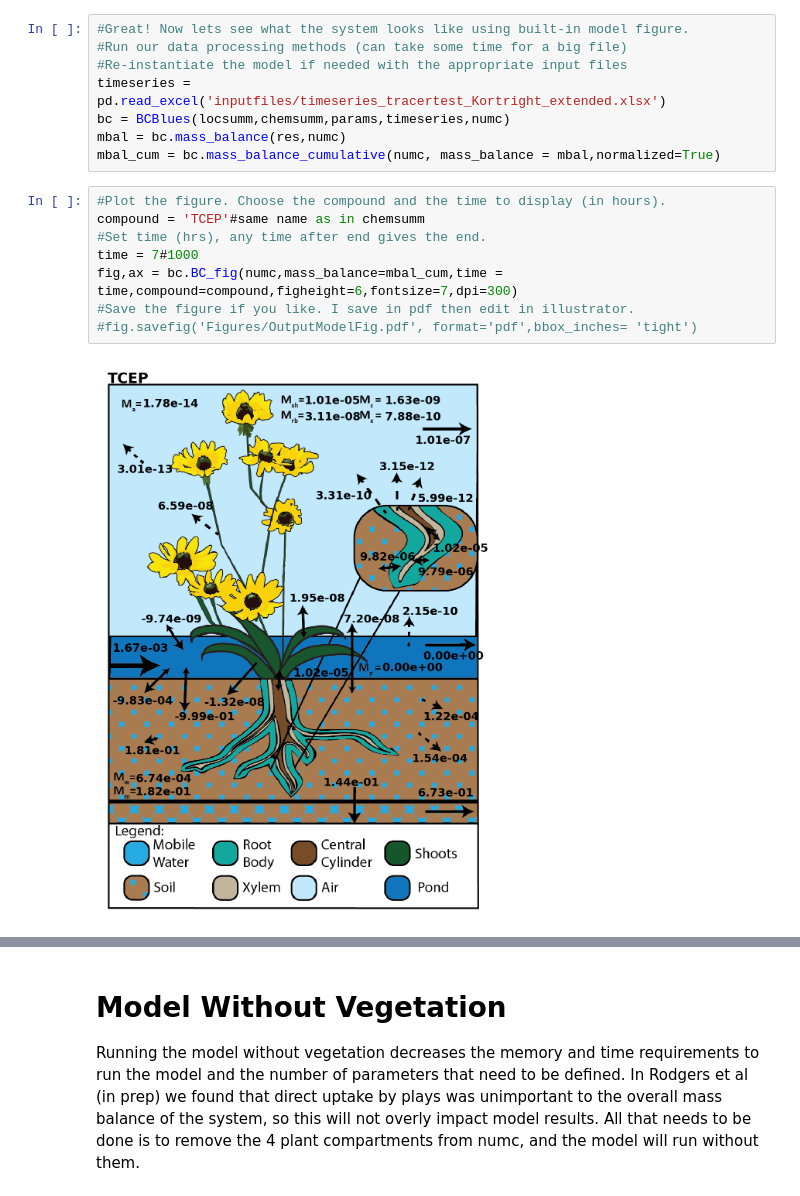
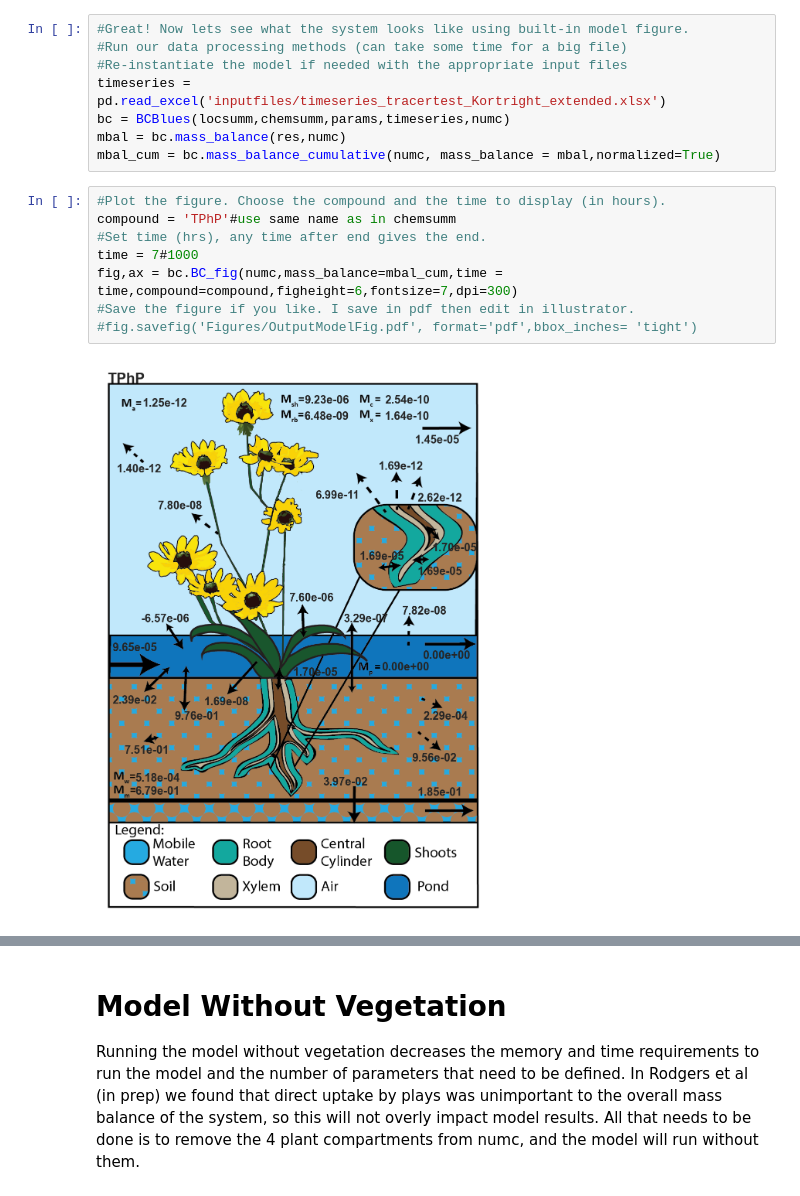
Before and after one commit to tfmrodge/SubsurfaceSinks, a Jupyter notebook: Bioretention Blues Model Walk-Through.ipynb, the cells around one changed output, grey strips where cells are left out. Saved outputs shown, nothing was run; the diff lists cells and outputs as text.

```diff
--- a/Bioretention Blues Model Walk-Through.ipynb
+++ b/Bioretention Blues Model Walk-Through.ipynb
@@ -109,14 +137,14 @@ mbal = bc.mass_balance(res,numc)
 mbal_cum = bc.mass_balance_cumulative(numc, mass_balance = mbal,normalized=True)
 # %%
 #Plot the figure. Choose the compound and the time to display (in hours).
-compound = 'TCEP'#same name as in chemsumm
+compound = 'TPhP'#use same name as in chemsumm
 #Set time (hrs), any time after end gives the end.
 time = 7#1000
 fig,ax = bc.BC_fig(numc,mass_balance=mbal_cum,time = time,compound=compound,figheight=6,fontsize=7,dpi=300)
 #Save the figure if you like. I save in pdf then edit in illustrator.
 #fig.savefig('Figures/OutputModelFig.pdf', format='pdf',bbox_inches= 'tight')
 # %% [output]
-[figure, old version]
+[figure, new version]
 # %%
 #Other figures can be made using standard packages. For instance, here are depth profiles of the concentration in
 #the soil through the cell, made using seaborn and matplotlib
```
Also changed, not shown: parts of 3 cells of this notebook, 5 other files.
